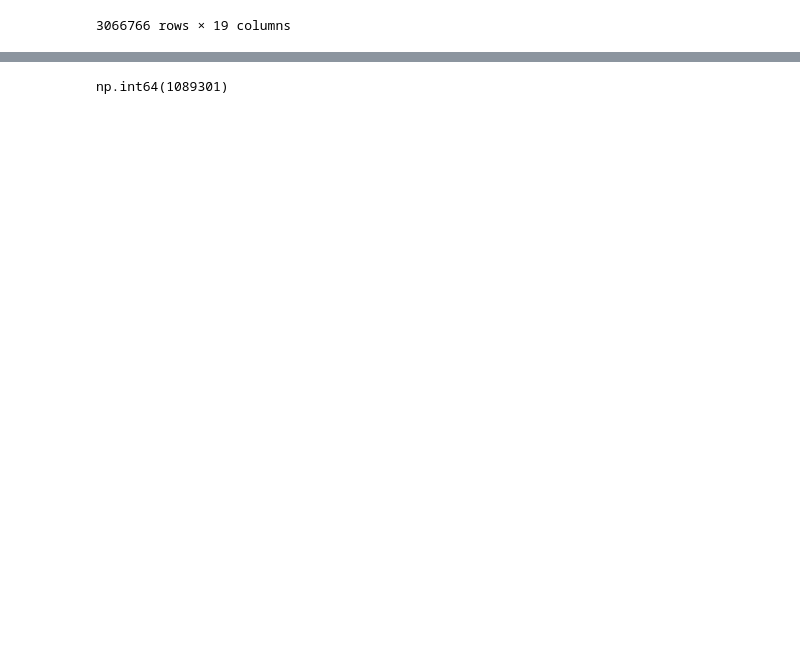
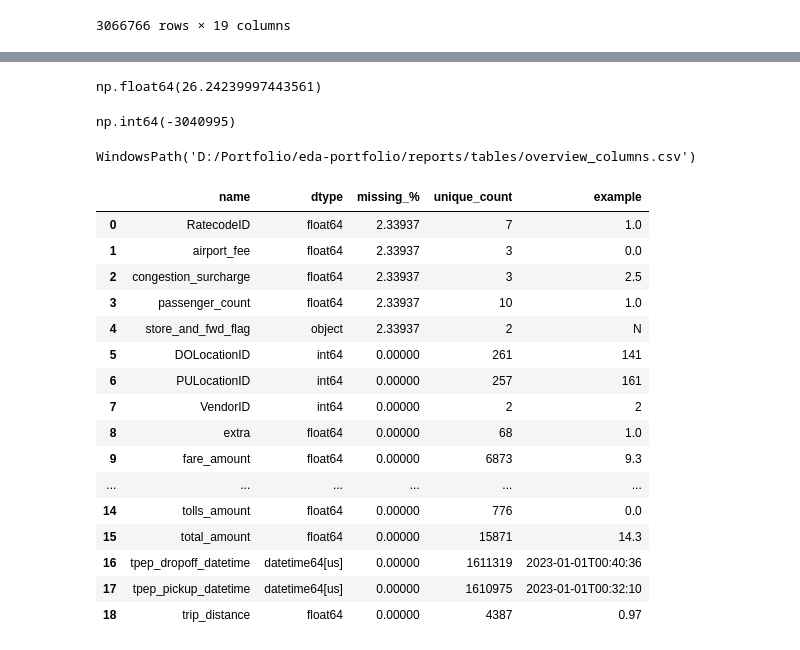
Before and after one commit to Jagnick0p/EDA, a Jupyter notebook: notebooks/00_data_overview.ipynb, the cells around one changed output, grey strips where cells are left out. Drawn from its saved outputs; the diff is of its cells as text; code cells hidden in the pictures; blank space fills up the shorter version.

```diff
--- a/notebooks/00_data_overview.ipynb
+++ b/notebooks/00_data_overview.ipynb
@@ -224,6 +215,74 @@ total_sum = df['total_amount']
 # %%
 difference_of_amount = abs(comp_sum - total_sum)
 # %%
-positive = difference_of_amount > 0
+positive_amount = total_sum > 0
+rel_diff = pd.Series(0.0, index = df.index)
+rel_diff[positive_amount] = difference_of_amount[positive_amount]/total_sum[positive_amount]
-# %% [output]
-np.int64(1089301)
+# %%
+compared_difference = (difference_of_amount > 2) | (positive_amount & (rel_diff > 0.2))
+100 * compared_difference.sum()/df.shape[0]
+# %% [output]
+np.float64(26.24239997443561)
+# %%
+~positive_amount.sum()
+# %% [output]
+np.int64(-3040995)
+# %%
+import pandas.api
+rows = []
+for column in df.columns:
+    s = df[column]
+    dtype_str = str(s.dtype)
+    missing_pct = df[column].isna().mean()*100
+    unique_ct = df[column].nunique(dropna=True)
+    if df[column].notna().any():
+        ex = s.dropna().iloc[0]
+        if pandas.api.types.is_datetime64_any_dtype(s):
+            try:
+                example = pd.to_datetime(ex).isoformat()
+            except Exception:
+                example = str(ex)
+        else:
+            example = str(ex)
+    else:
+        example = None
+
+    rows.append(
+        {
+            'name' : column,
+            'dtype' : dtype_str,
+            'missing_%' : missing_pct,
+            'unique_count' : unique_ct,
+            'example' : example
+        }
+    )
+
+profile = pd.DataFrame(rows,columns=['name','dtype','missing_%','unique_count','example'])
+profile = profile.sort_values(by=['missing_%','name'], ascending=[False,True]).reset_index(drop=True)
+# %%
+output_path = Path(Root_dir.joinpath('reports/tables/overview_columns.csv'))
+output_path.parent.mkdir(parents=True, exist_ok=True)
+profile.to_csv(output_path, index=False)
+output_path
+# %% [output]
+WindowsPath('D:/Portfolio/eda-portfolio/reports/tables/overview_columns.csv')
+# %%
+profile
+# %% [output]
+|  | name | dtype | missing_% | unique_count | example |
+| 0 | RatecodeID | float64 | 2.33937 | 7 | 1.0 |
+| 1 | airport_fee | float64 | 2.33937 | 3 | 0.0 |
+| 2 | congestion_surcharge | float64 | 2.33937 | 3 | 2.5 |
+| 3 | passenger_count | float64 | 2.33937 | 10 | 1.0 |
+| 4 | store_and_fwd_flag | object | 2.33937 | 2 | N |
+| 5 | DOLocationID | int64 | 0.00000 | 261 | 141 |
+| 6 | PULocationID | int64 | 0.00000 | 257 | 161 |
+| 7 | VendorID | int64 | 0.00000 | 2 | 2 |
+| 8 | extra | float64 | 0.00000 | 68 | 1.0 |
+| 9 | fare_amount | float64 | 0.00000 | 6873 | 9.3 |
+| ... | ... | ... | ... | ... | ... |
+| 14 | tolls_amount | float64 | 0.00000 | 776 | 0.0 |
+| 15 | total_amount | float64 | 0.00000 | 15871 | 14.3 |
+| 16 | tpep_dropoff_datetime | datetime64[us] | 0.00000 | 1611319 | 2023-01-01T00:40:36 |
+| 17 | tpep_pickup_datetime | datetime64[us] | 0.00000 | 1610975 | 2023-01-01T00:32:10 |
+| 18 | trip_distance | float64 | 0.00000 | 4387 | 0.97 |
```
Also changed, not shown: parts of 1 cell of this notebook, 1 other file.
